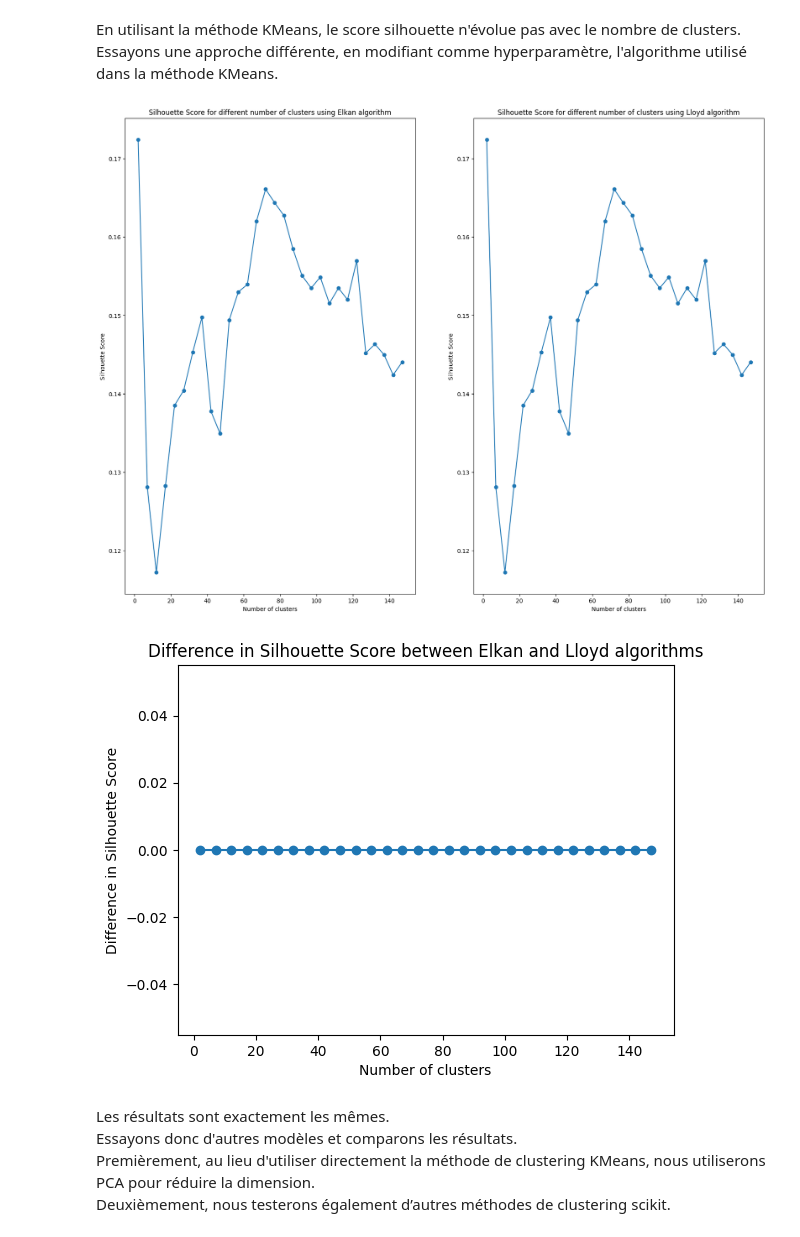
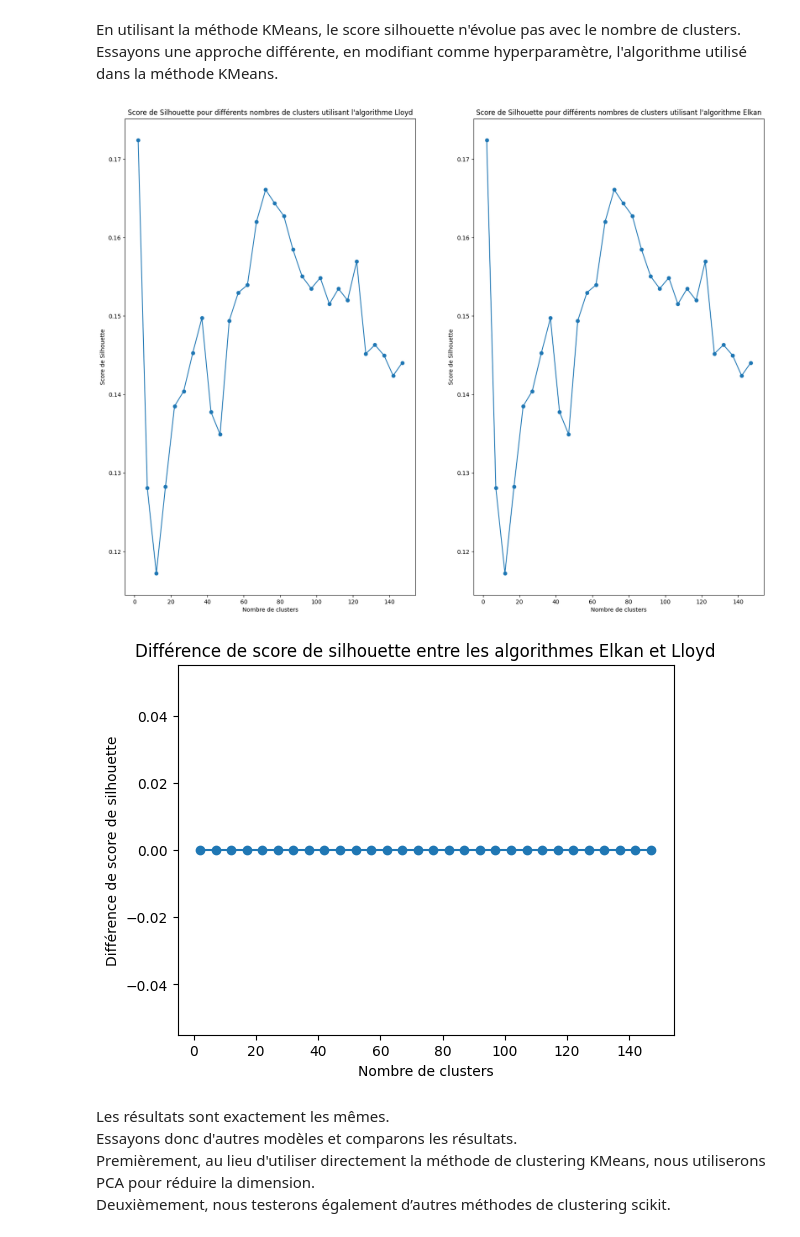
Before and after one commit to davidcyn974/FTML, a Jupyter notebook: 7 - Application of unsupervised learning/unsupervised_learning.ipynb, the cells around one changed output. Cells and saved outputs as stored; diff of their text form; code cells hidden in the pictures.

```diff
--- a/7 - Application of unsupervised learning/unsupervised_learning.ipynb
+++ b/7 - Application of unsupervised learning/unsupervised_learning.ipynb
@@ -226,36 +226,36 @@ for num_clusters in range_n_clusters:
     lloyd_silhouette_avg.append(silhouette_score(X_scaled, lloyd_cluster_labels))
 
     # Utilisation de l'algorithme Elkan
     elkan_kmeans = KMeans(n_clusters=num_clusters, random_state=42, algorithm="elkan")
     elkan_kmeans.fit(X_scaled)
     elkan_cluster_labels = elkan_kmeans.labels_
     elkan_silhouette_avg.append(silhouette_score(X_scaled, elkan_cluster_labels))
 
 plt.figure(figsize=(20, 15))
 plt.subplot(1, 2, 1)
 plt.plot(range_n_clusters, lloyd_silhouette_avg, marker='o')
 plt.xlabel('Nombre de clusters')
 plt.ylabel('Score de Silhouette')
 plt.title('Score de Silhouette pour différents nombres de clusters utilisant l\'algorithme Lloyd')
 
 plt.subplot(1, 2, 2)
 plt.plot(range_n_clusters, elkan_silhouette_avg, marker='o')
 plt.xlabel('Nombre de clusters')
 plt.ylabel('Score de Silhouette')
 plt.title('Score de Silhouette pour différents nombres de clusters utilisant l\'algorithme Elkan')
 
 plt.show()
 
 # Vérifier les différences entre elkan_silhouette_avg et lloyd_silhouette_avg
-diff = [elkan_silhouette_avg[i] - lloyd_silhouette_avg[i] pour i in range(len(elkan_silhouette_avg))]
+diff = [elkan_silhouette_avg[i] - lloyd_silhouette_avg[i] for i in range(len(elkan_silhouette_avg))]
 plt.plot(range_n_clusters, diff, marker='o')
 plt.xlabel('Nombre de clusters')
 plt.ylabel('Différence de score de silhouette')
 plt.title('Différence de score de silhouette entre les algorithmes Elkan et Lloyd')
 plt.show()
 # %% [output]
-[figure, old version]
+[figure, new version]
-[figure, old version]
+[figure, new version]
 # %% [markdown]
 Les résultats sont exactement les mêmes.\
 Essayons donc d'autres modèles et comparons les résultats.\
```
Also changed, not shown: parts of 10 cells of this notebook.
